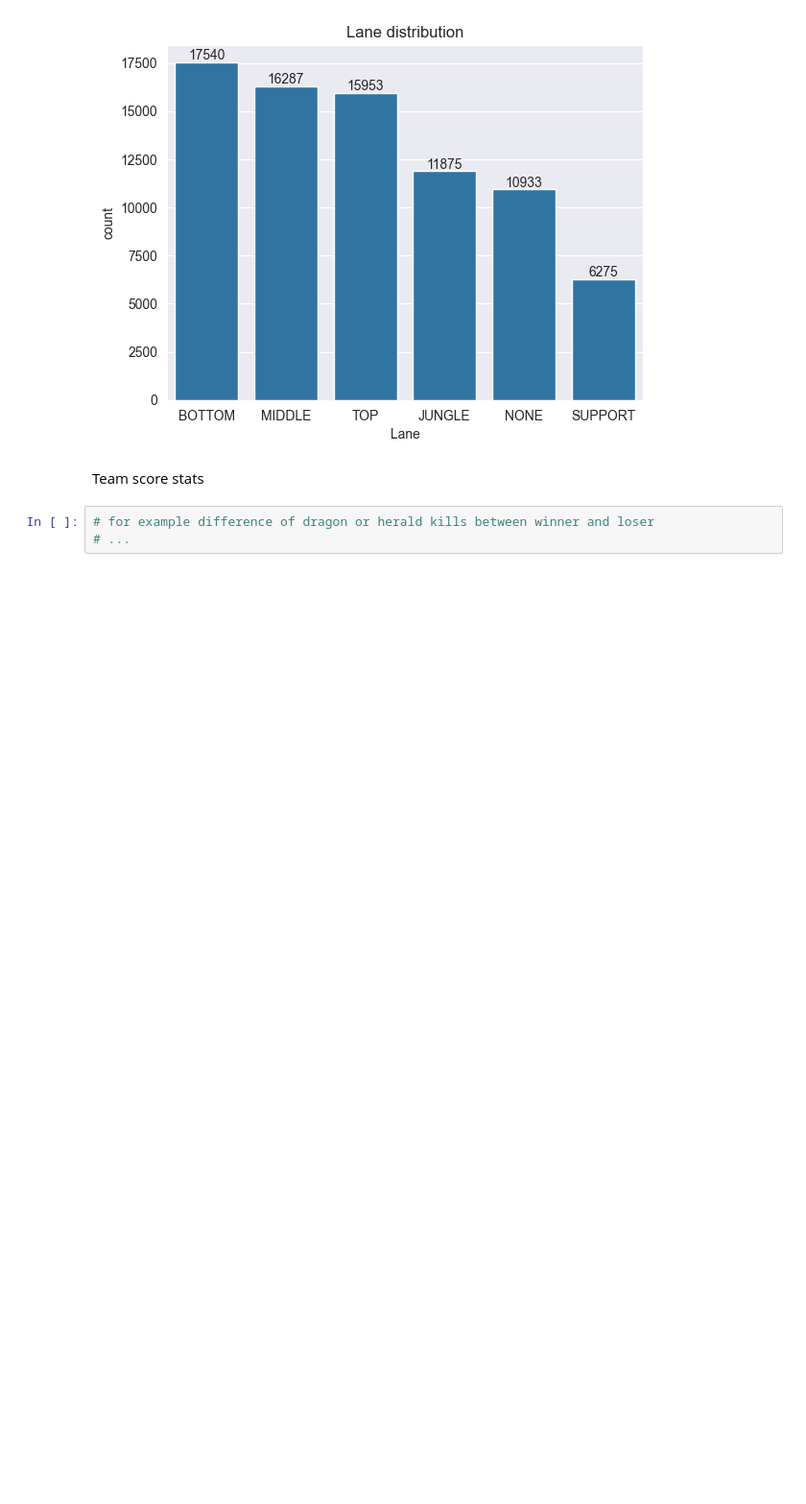
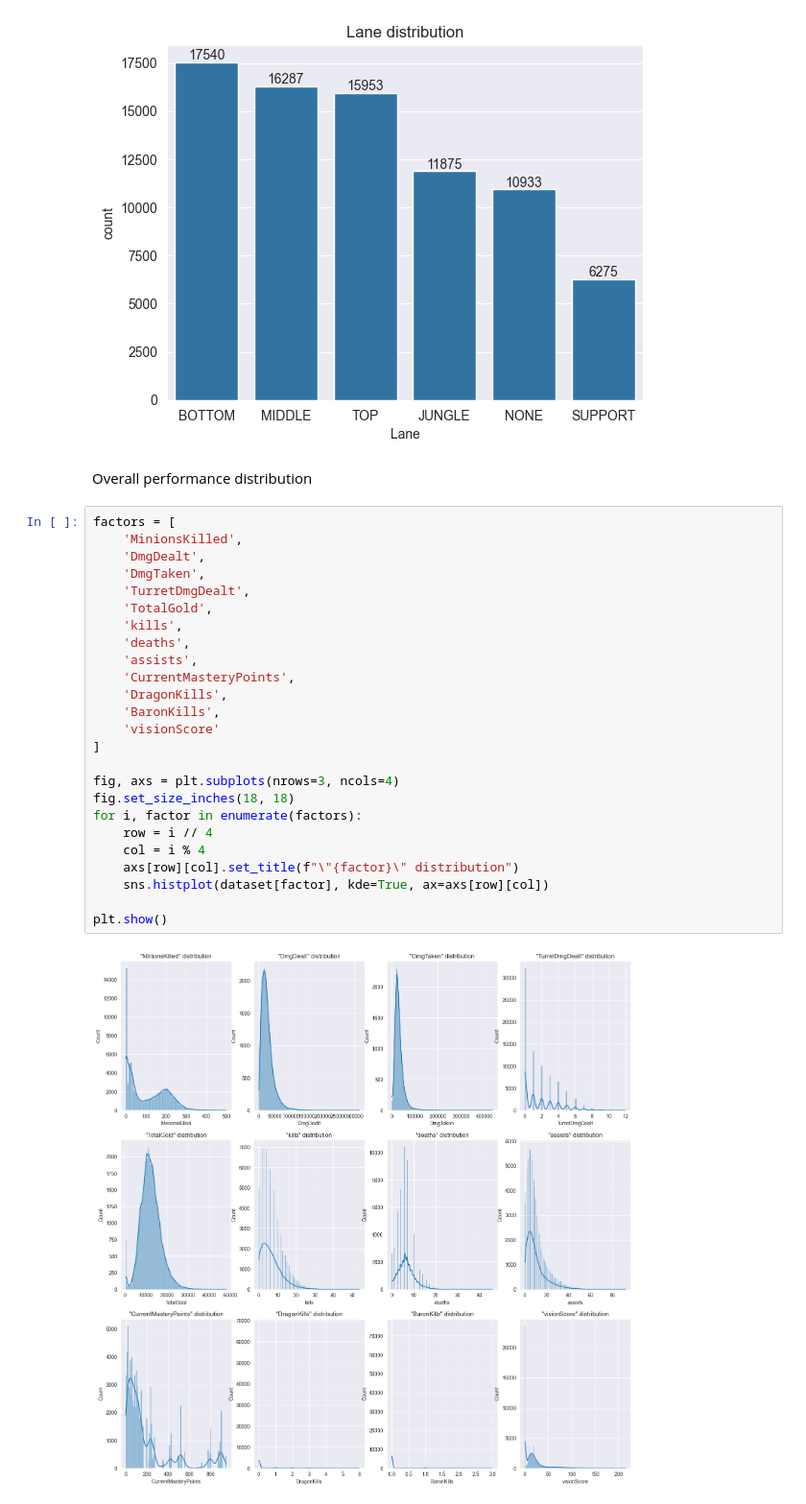
Before and after one commit to mikeasta/LoL-Match-Outcome-Prediction, a Jupyter notebook: analisys.ipynb, the cells around one changed output. Shown at 96% size. Cells and saved outputs as stored; diff of their text form; blank space fills up the shorter version.

```diff
--- a/analisys.ipynb
+++ b/analisys.ipynb
@@ -920,7 +920,31 @@ plt.show()
 # %% [output]
 [figure]
 # %% [markdown]
-Team score stats
+Overall performance distribution
 # %%
-# for example difference of dragon or herald kills between winner and loser
-# ...
+factors = [
+    'MinionsKilled',
+    'DmgDealt',
+    'DmgTaken',
+    'TurretDmgDealt',
+    'TotalGold',
+    'kills',
+    'deaths',
+    'assists',
+    'CurrentMasteryPoints',
+    'DragonKills',
+    'BaronKills',
+    'visionScore'
+]
+
+fig, axs = plt.subplots(nrows=3, ncols=4)
+fig.set_size_inches(18, 18)
+for i, factor in enumerate(factors):
+    row = i // 4
+    col = i % 4
+    axs[row][col].set_title(f"\"{factor}\" distribution")
+    sns.histplot(dataset[factor], kde=True, ax=axs[row][col])
+
+plt.show()
+# %% [output]
+[figure, added]
```
Also changed, not shown: parts of 8 cells of this notebook.
